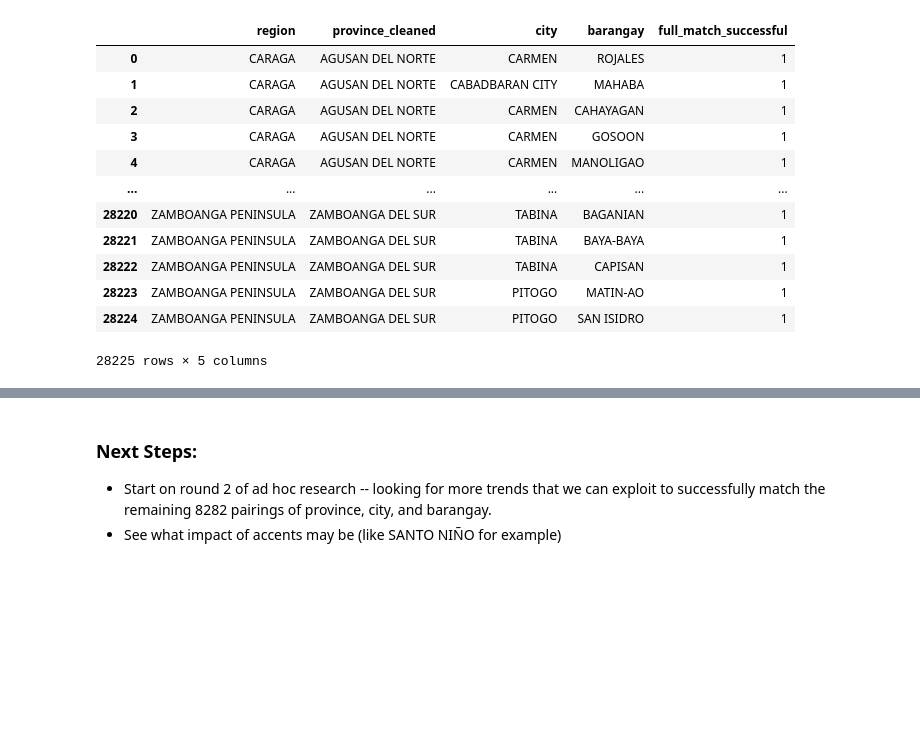
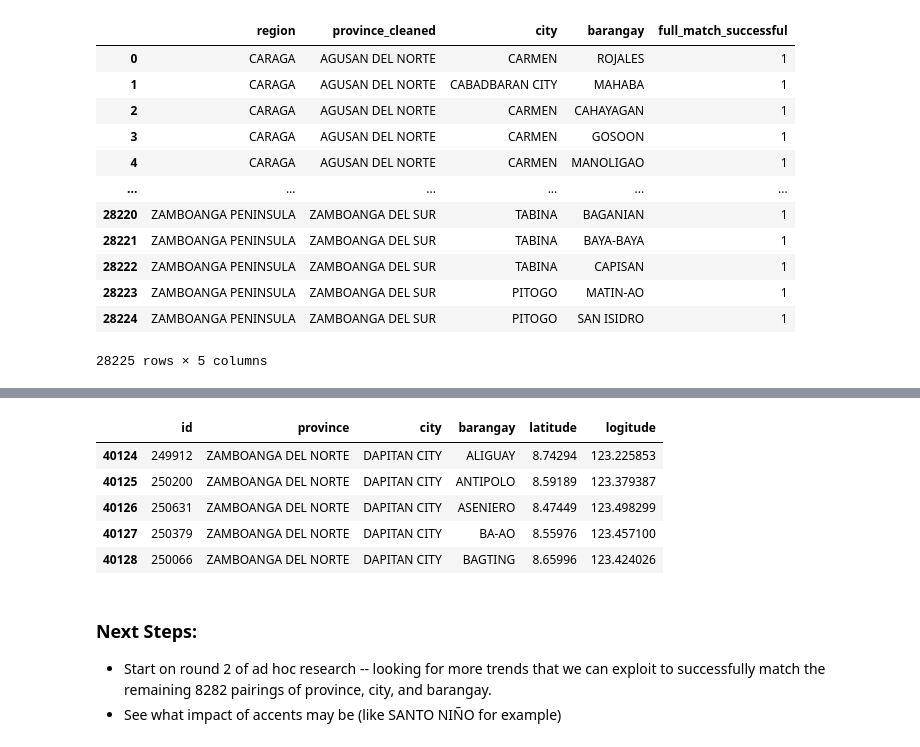
Before and after one commit to caremin-tech/ph-mapping, a Jupyter notebook: data_cleaning_workstream/data_cleaning_workbook.ipynb, the cells around one changed output, grey strips where cells are left out. Cells and saved outputs as stored; diff of their text form; code cells hidden in the pictures; blank space fills up the shorter version.

```diff
--- a/data_cleaning_workstream/data_cleaning_workbook.ipynb
+++ b/data_cleaning_workstream/data_cleaning_workbook.ipynb
@@ -678,3 +708,14 @@ f"There are {len(problematic_geo_names)} rows where we couldn't find a full matc
+# %%
+ssot_df.loc[
+    (ssot_df["province"] == "ZAMBOANGA DEL NORTE") & (ssot_df["city"] == "DAPITAN CITY"), :
+].head()
+# %% [output]
+|  | id | province | city | barangay | latitude | logitude |
+| 40124 | 249912 | ZAMBOANGA DEL NORTE | DAPITAN CITY | ALIGUAY | 8.74294 | 123.225853 |
+| 40125 | 250200 | ZAMBOANGA DEL NORTE | DAPITAN CITY | ANTIPOLO | 8.59189 | 123.379387 |
+| 40126 | 250631 | ZAMBOANGA DEL NORTE | DAPITAN CITY | ASENIERO | 8.47449 | 123.498299 |
+| 40127 | 250379 | ZAMBOANGA DEL NORTE | DAPITAN CITY | BA-AO | 8.55976 | 123.457100 |
+| 40128 | 250066 | ZAMBOANGA DEL NORTE | DAPITAN CITY | BAGTING | 8.65996 | 123.424026 |
 # %% [markdown]
 ### Next Steps:
 
```
Also changed, not shown: parts of 26 cells of this notebook, 1 other file.
